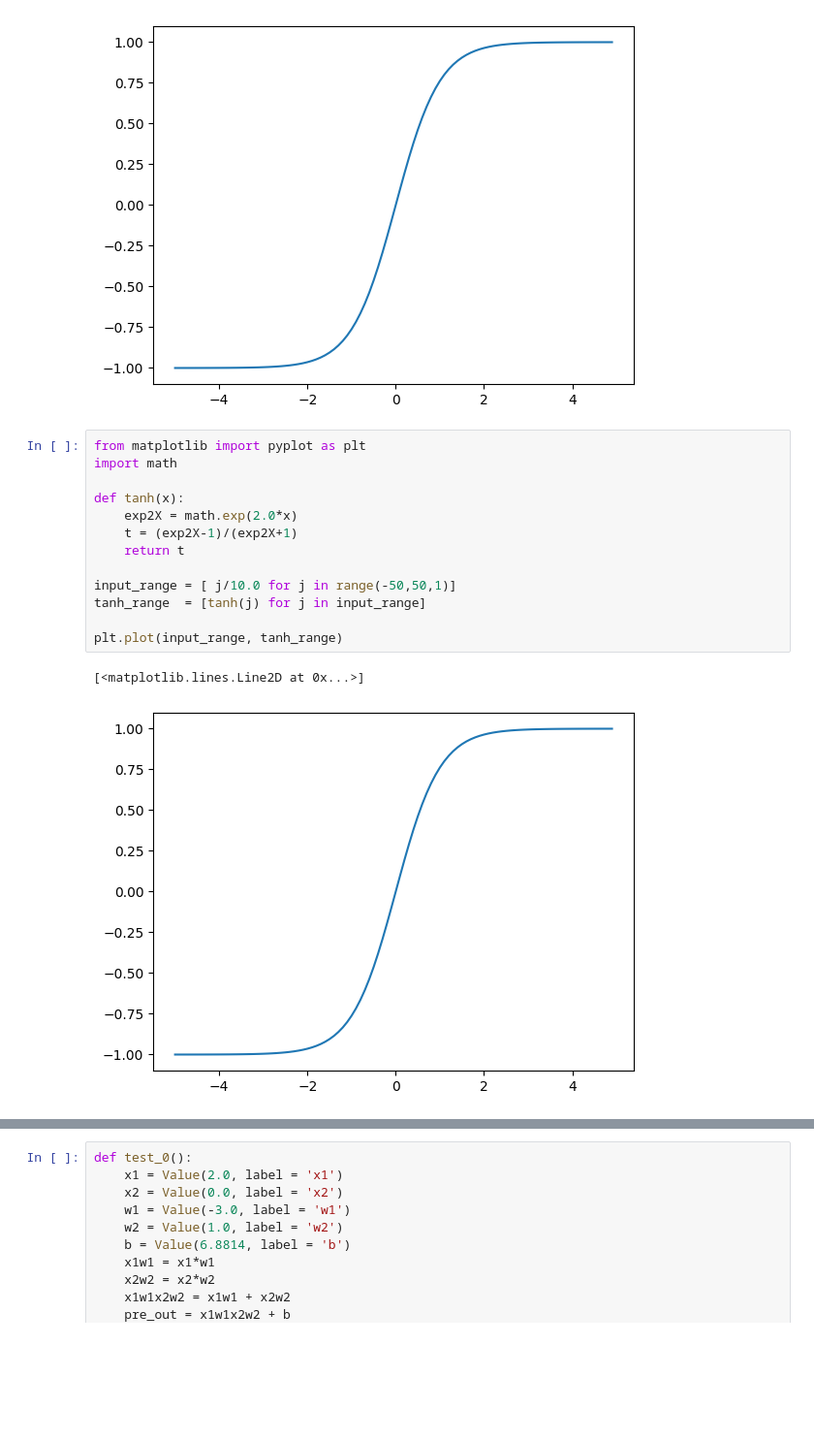
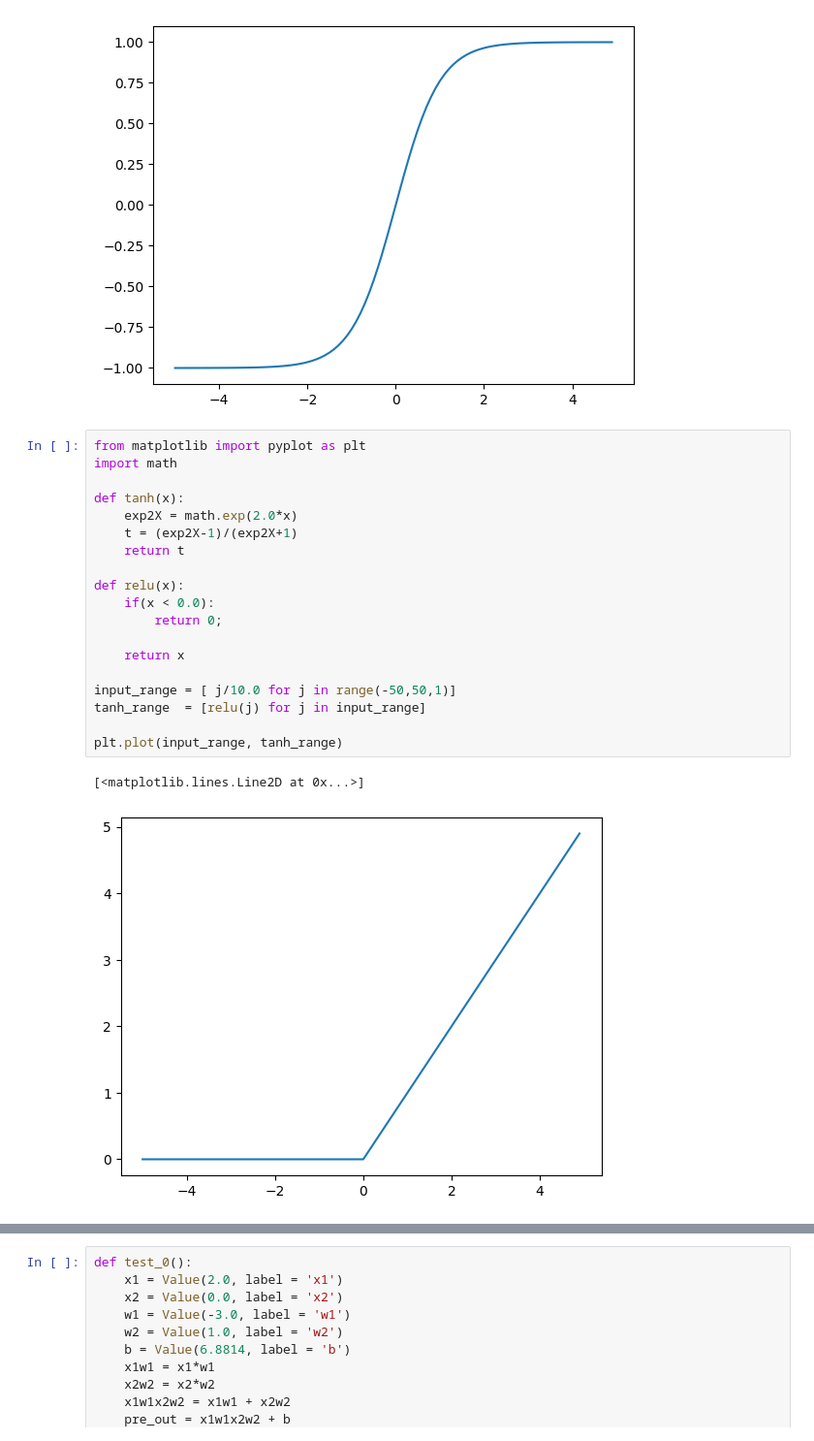
Before and after one commit to popescualexandrucristian/andrej_karpathy_ai_trainining_2024, a Jupyter notebook: the_spelled-out_intro_to_neural_networks_and_backpropagation_building_micrograd.ipynb, the cells around one changed output, grey strips where cells are left out. Shown at 97% size. Drawn from its saved outputs; the diff is of its cells as text; blank space fills up the shorter version.

```diff
--- a/the_spelled-out_intro_to_neural_networks_and_backpropagation_building_micrograd.ipynb
+++ b/the_spelled-out_intro_to_neural_networks_and_backpropagation_building_micrograd.ipynb
@@ -11,19 +11,25 @@ plt.plot(np.arange(-5,5,0.1), np.tanh(np.arange(-5,5,0.1)))
 # %%
 from matplotlib import pyplot as plt
 import math
 
 def tanh(x):
     exp2X = math.exp(2.0*x)
     t = (exp2X-1)/(exp2X+1)
     return t
 
+def relu(x):
+    if(x < 0.0):
+        return 0;
+
+    return x
+
 input_range = [ j/10.0 for j in range(-50,50,1)]
-tanh_range  = [tanh(j) for j in input_range]
+tanh_range  = [relu(j) for j in input_range]
 
 plt.plot(input_range, tanh_range)
 # %% [output]
 [<matplotlib.lines.Line2D at 0x...>]
-[figure, old version]
+[figure, new version]
 # %%
 from graphviz import Digraph
 import math
```
Also changed, not shown: parts of 5 cells of this notebook.
